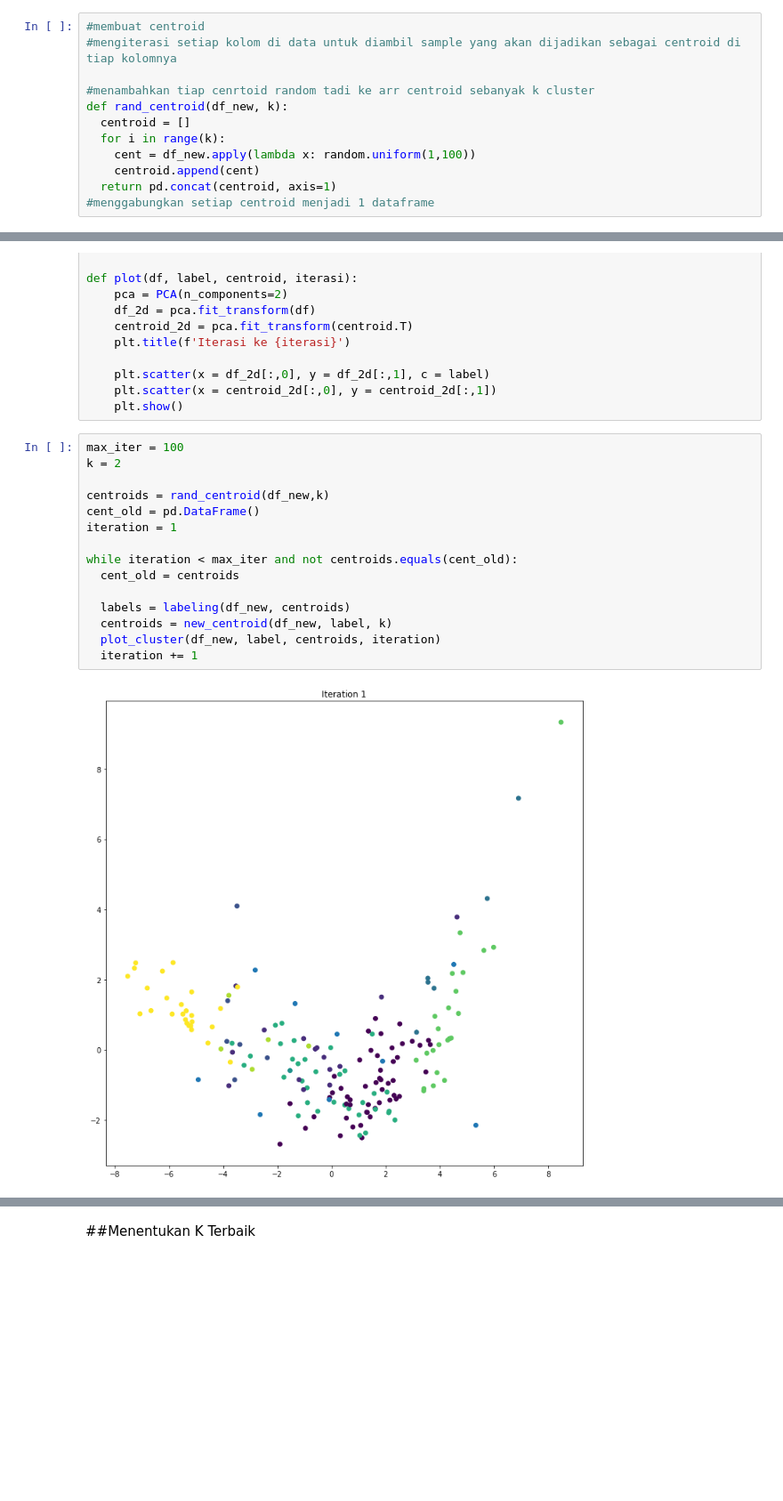
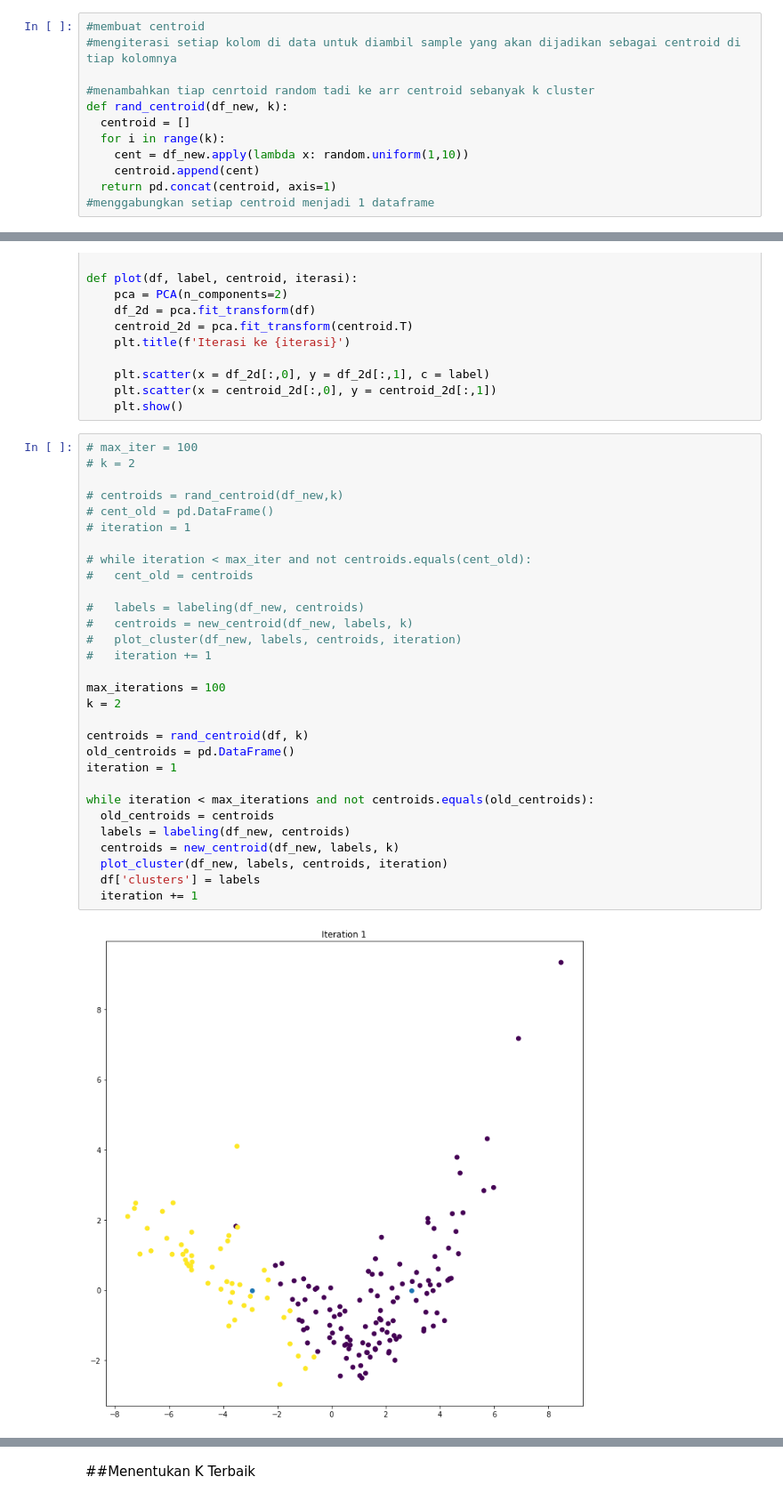
Before and after one commit to AlsT26/ML_Case-Based-2, a Jupyter notebook: ML_Case-Based-2.ipynb, the cells around one changed output, grey strips where cells are left out. Shown: that part at 89% size. Cells and saved outputs as stored; diff of their text form; blank space fills up the shorter version.

```diff
--- a/ML_Case-Based-2.ipynb
+++ b/ML_Case-Based-2.ipynb
@@ -158,7 +158,7 @@ df_new.head()
 def rand_centroid(df_new, k):
   centroid = []
   for i in range(k):
-    cent = df_new.apply(lambda x: random.uniform(1,100))
+    cent = df_new.apply(lambda x: random.uniform(1,10))
     centroid.append(cent)
   return pd.concat(centroid, axis=1)
 #menggabungkan setiap centroid menjadi 1 dataframe
@@ -243,19 +235,34 @@ def plot(df, label, centroid, iterasi):
     plt.scatter(x = centroid_2d[:,0], y = centroid_2d[:,1])
     plt.show()
 # %%
-max_iter = 100
+# max_iter = 100
+# k = 2
+
+# centroids = rand_centroid(df_new,k)
+# cent_old = pd.DataFrame()
+# iteration = 1
+
+# while iteration < max_iter and not centroids.equals(cent_old):
+#   cent_old = centroids
+
+#   labels = labeling(df_new, centroids)
+#   centroids = new_centroid(df_new, labels, k)
+#   plot_cluster(df_new, labels, centroids, iteration)
+#   iteration += 1
+
+max_iterations = 100
 k = 2
 
-centroids = rand_centroid(df_new,k)
-cent_old = pd.DataFrame()
+centroids = rand_centroid(df, k)
+old_centroids = pd.DataFrame()
 iteration = 1
 
-while iteration < max_iter and not centroids.equals(cent_old):
-  cent_old = centroids
-
+while iteration < max_iterations and not centroids.equals(old_centroids):
+  old_centroids = centroids
   labels = labeling(df_new, centroids)
-  centroids = new_centroid(df_new, label, k)
-  plot_cluster(df_new, label, centroids, iteration)
+  centroids = new_centroid(df_new, labels, k)
+  plot_cluster(df_new, labels, centroids, iteration)
+  df['clusters'] = labels
   iteration += 1
 # %% [output]
-[figure, old version]
+[figure, new version]
```
Also changed, not shown: parts of 6 cells of this notebook.
